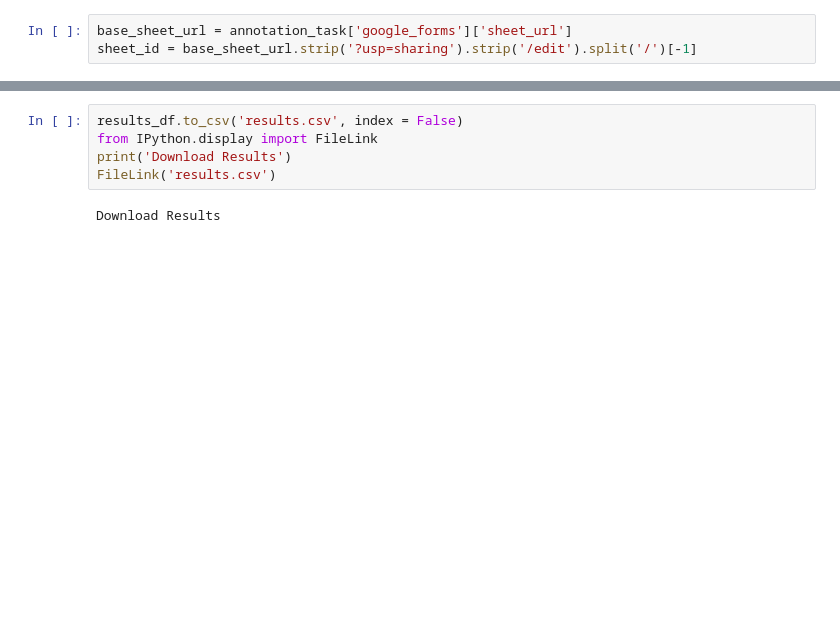
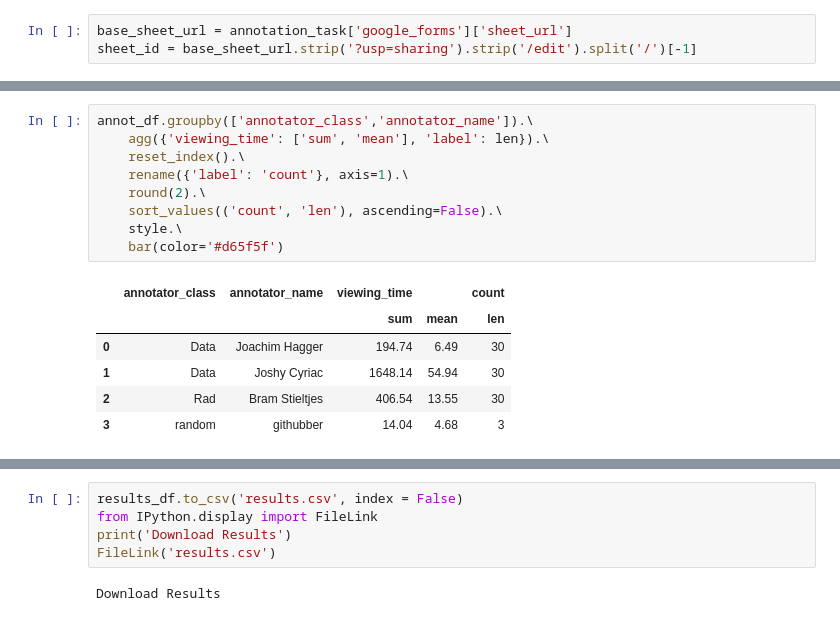
Before and after one commit to chestrays/jupyanno, a Jupyter notebook: dashboard.ipynb, the cells around one changed output, grey strips where cells are left out. Drawn from its saved outputs; the diff is of its cells as text; blank space fills up the shorter version.

```diff
--- a/dashboard.ipynb
+++ b/dashboard.ipynb
@@ -106,0 +76,16 @@ for c_user, c_df in results_df.groupby('annotator'):
+# %%
+annot_df.groupby(['annotator_class','annotator_name']).\
+    agg({'viewing_time': ['sum', 'mean'], 'label': len}).\
+    reset_index().\
+    rename({'label': 'count'}, axis=1).\
+    round(2).\
+    sort_values(('count', 'len'), ascending=False).\
+    style.\
+    bar(color='#d65f5f')
+# %% [output]
+|  | annotator_class | annotator_name | viewing_time |  | count |
+|  |  |  | sum | mean | len |
+| 0 | Data | Joachim Hagger | 194.74 | 6.49 | 30 |
+| 1 | Data | Joshy Cyriac | 1648.14 | 54.94 | 30 |
+| 2 | Rad | Bram Stieltjes | 406.54 | 13.55 | 30 |
+| 3 | random | githubber | 14.04 | 4.68 | 3 |
```
Also changed, not shown: parts of 21 cells of this notebook.
